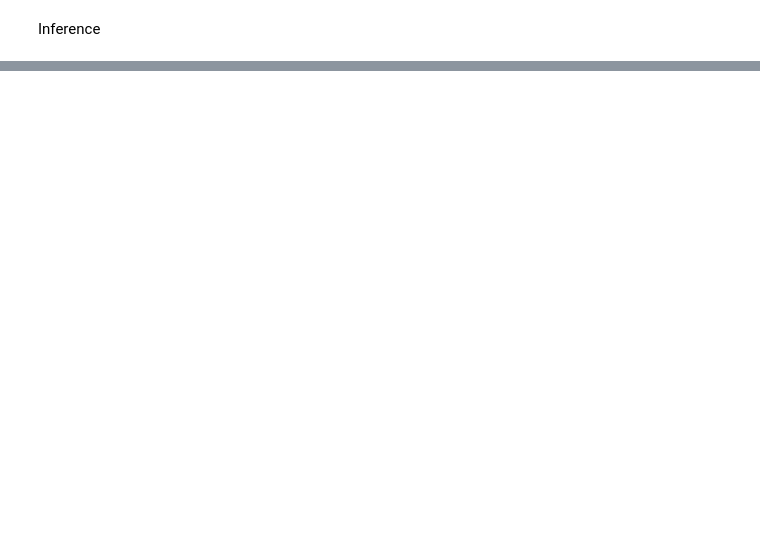
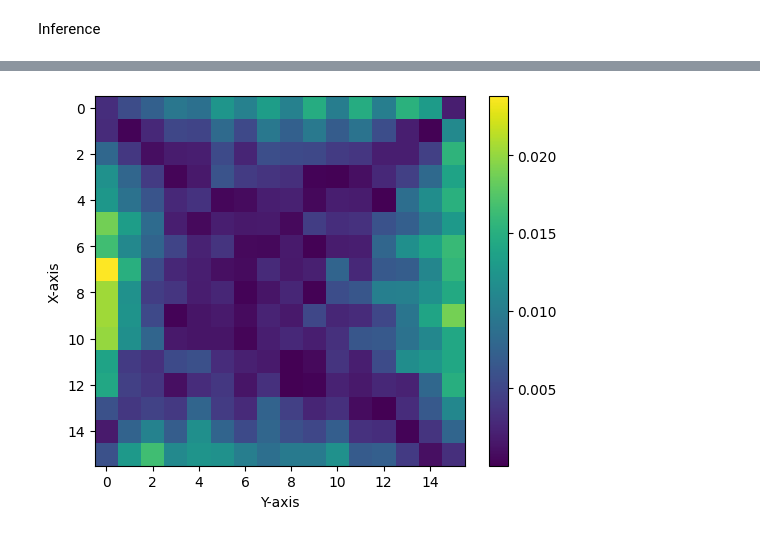
Before and after one commit to hdogan84/PINN_Laplace, a Jupyter notebook: notebooks/3a_DLmodel_Laplc.ipynb, the cells around one changed output, grey strips where cells are left out. Cells and saved outputs as stored; diff of their text form; code cells hidden in the pictures; blank space fills up the shorter version.

```diff
--- a/notebooks/3a_DLmodel_Laplc.ipynb
+++ b/notebooks/3a_DLmodel_Laplc.ipynb
@@ -162,9 +164,6 @@ for inputs, labels in train_dl:
 # %%
 def batch_loss_train(outputs, labels, len_x, len_y, loss_fn, optimizer):
-    PDELoss = loss_fn(outputs, labels, len_x, len_y) #This is Laplace loss
-    dbc_loss = DBCLoss(outputs, DirichletIndx, DirichletVals)
-
-    loss = PDELoss.sum() + lambdaDBC * dbc_loss.sum()
+    loss = loss_fn(outputs, labels, len_x, len_y) #This is Laplace loss
 
     loss.backward()
 
@@ -319,0 +345,18 @@ plt.show()
+# %%
+fig = plt.figure()
+ax = fig.add_subplot(111)
+
+# Plot the surface
+surface1 = ax.imshow(np.abs(Z1-Z2))
+
+# Add a color bar for reference
+fig.colorbar(surface1)
+
+# Label axes
+ax.set_xlabel('Y-axis')
+ax.set_ylabel('X-axis')
+
+# Show the plot
+plt.show()
+# %% [output]
+[figure, added]
```
Also changed, not shown: parts of 15 cells of this notebook, 2 other files.
